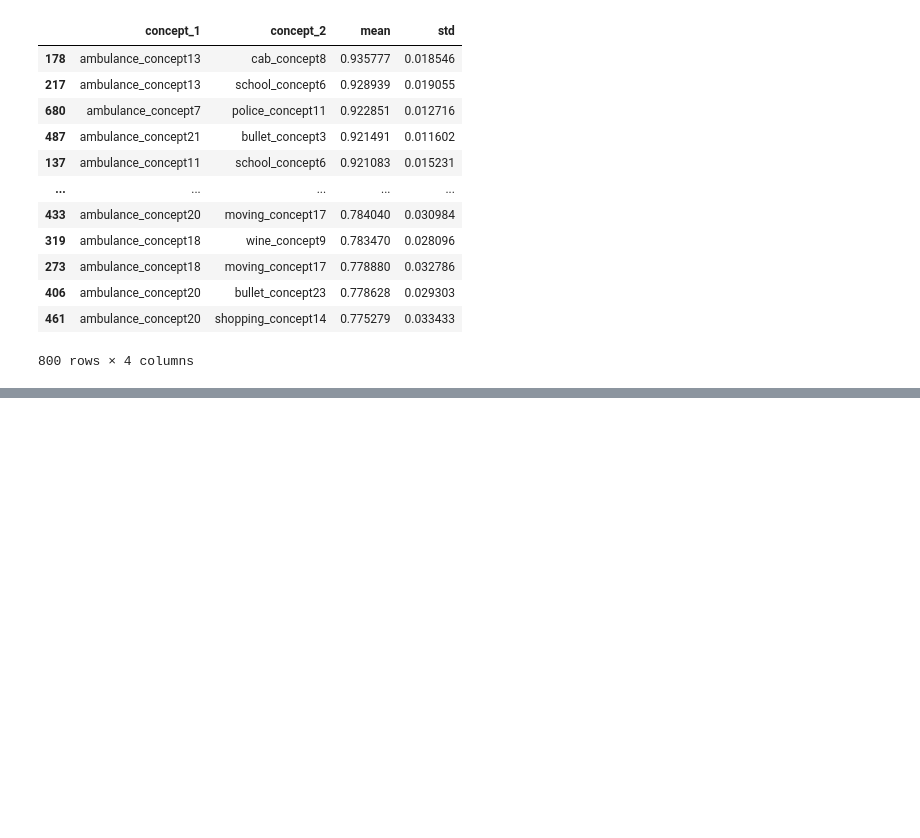
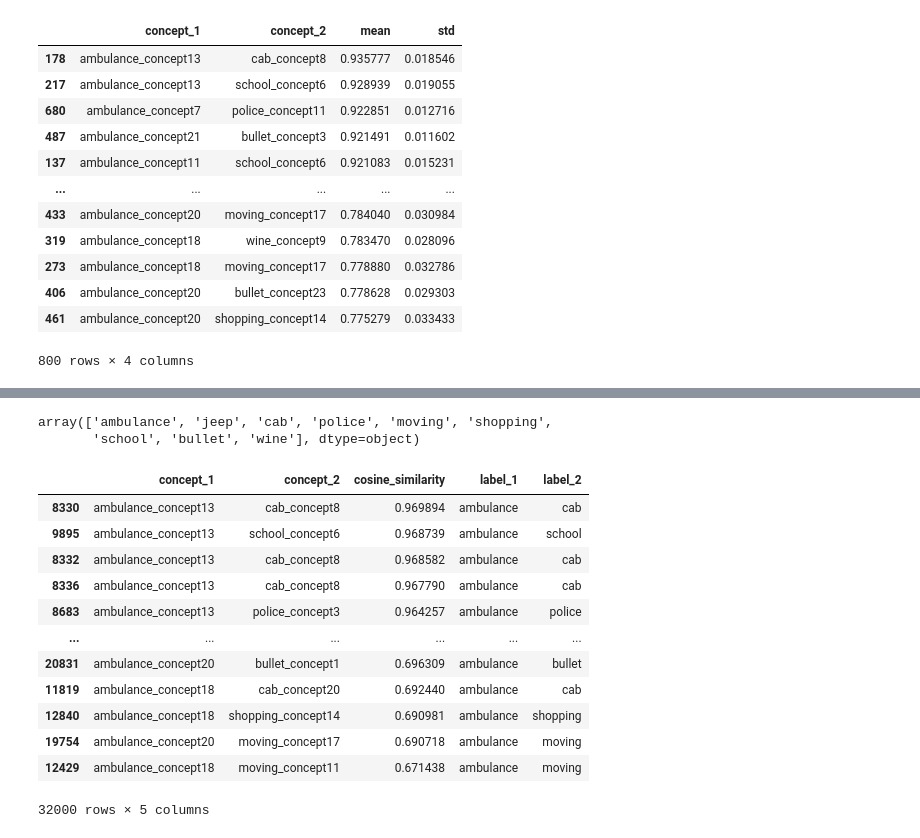
Before and after one commit to tpgmartin/inm363-individual-project, a Jupyter notebook: notebooks/Process Concept Activations Cosine Similarities.ipynb, the cells around one changed output, grey strips where cells are left out. Saved outputs shown, nothing was run; the diff lists cells and outputs as text; code cells hidden in the pictures; blank space fills up the shorter version.

```diff
--- a/notebooks/Process Concept Activations Cosine Similarities.ipynb
+++ b/notebooks/Process Concept Activations Cosine Similarities.ipynb
@@ -204,0 +287,21 @@ act_sims[(act_sims['label_1'] == 'ambulance') & (act_sims['label_2'] != 'ambulan
+# %%
+act_sims['label_1'].unique()
+# %% [output]
+array(['ambulance', 'jeep', 'cab', 'police', 'moving', 'shopping',
+       'school', 'bullet', 'wine'], dtype=object)
+# %%
+act_sims[(act_sims['label_1'] == 'ambulance') & (act_sims['label_2'] != 'ambulance') & (act_sims['label_1'] != 'ambulance_concept2')].sort_values(by='cosine_similarity', ascending=False)
+# %% [output]
+|  | concept_1 | concept_2 | cosine_similarity | label_1 | label_2 |
+| 8330 | ambulance_concept13 | cab_concept8 | 0.969894 | ambulance | cab |
+| 9895 | ambulance_concept13 | school_concept6 | 0.968739 | ambulance | school |
+| 8332 | ambulance_concept13 | cab_concept8 | 0.968582 | ambulance | cab |
+| 8336 | ambulance_concept13 | cab_concept8 | 0.967790 | ambulance | cab |
+| 8683 | ambulance_concept13 | police_concept3 | 0.964257 | ambulance | police |
+| ... | ... | ... | ... | ... | ... |
+| 20831 | ambulance_concept20 | bullet_concept1 | 0.696309 | ambulance | bullet |
+| 11819 | ambulance_concept18 | cab_concept20 | 0.692440 | ambulance | cab |
+| 12840 | ambulance_concept18 | shopping_concept14 | 0.690981 | ambulance | shopping |
+| 19754 | ambulance_concept20 | moving_concept17 | 0.690718 | ambulance | moving |
+| 12429 | ambulance_concept18 | moving_concept11 | 0.671438 | ambulance | moving |
+32000 rows × 5 columns
```
Also changed, not shown: parts of 8 cells of this notebook, 1 other file.
